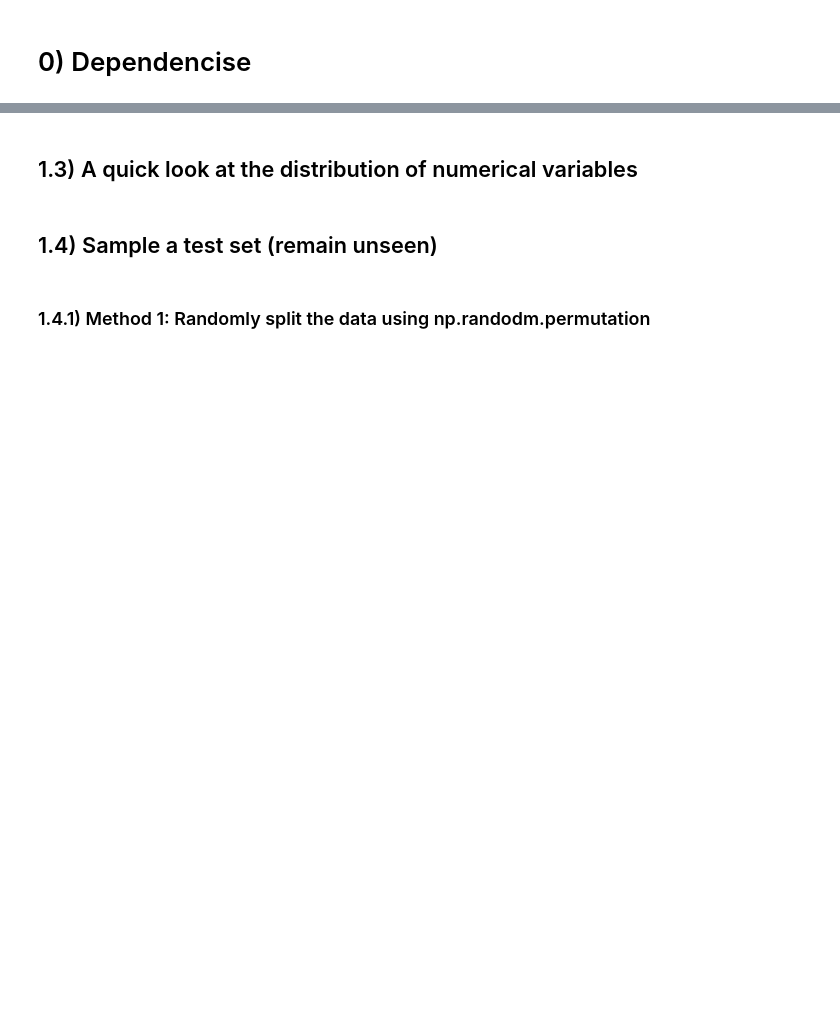
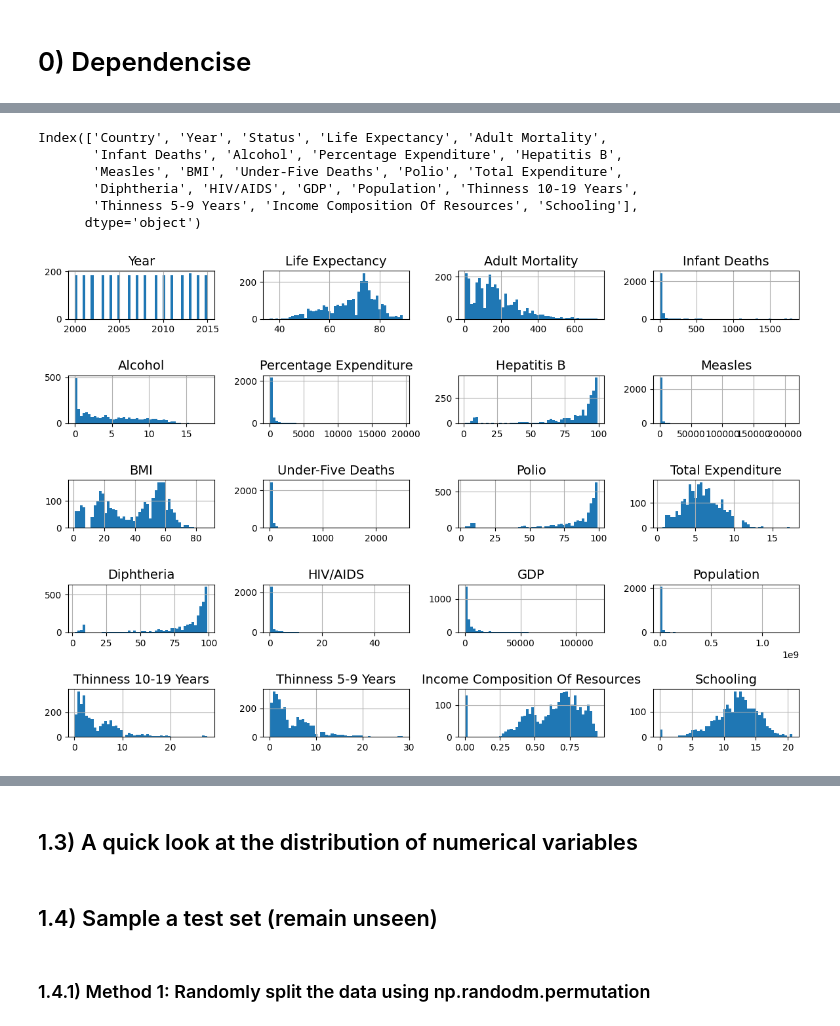
Before and after one commit to shanshanlao/life-expectancy-prediction, a Jupyter notebook: ml-projects/life-expectancy-prediction.ipynb, the cells around one changed output, grey strips where cells are left out. Cells and saved outputs as stored; diff of their text form; code cells hidden in the pictures; blank space fills up the shorter version.

Commit message:
Update life-expectancy-prediction.ipynb
Update on Data Acquistion

```diff
--- a/ml-projects/life-expectancy-prediction.ipynb
+++ b/ml-projects/life-expectancy-prediction.ipynb
@@ -47,0 +86,25 @@ life_expectancy_data = pd.read_csv("Life Expectancy Data.csv")
+# %%
+# Trim the spaces in the column names
+trimed_col = []
+for col in life_expectancy_data.columns:
+    trimed_name = col.strip()
+    trimed_name = trimed_name.replace("  "," ")
+
+    if trimed_name not in ['BMI', 'HIV/AIDS','GDP']:
+        trimed_col.append(trimed_name.title())
+    else:
+        trimed_col.append(trimed_name)
+
+life_expectancy_data.columns = trimed_col
+
+# Note that according to the data dictionary, the first column of thinness represent
+# Rate of thinness among people aged 10-19. Hence we should rename the column from '1-19' to '10-19'.
+life_expectancy_data.rename(columns = {'Thinness 1-19 Years':'Thinness 10-19 Years'},inplace = True)
+life_expectancy_data.columns
+# %% [output]
+Index(['Country', 'Year', 'Status', 'Life Expectancy', 'Adult Mortality',
+       'Infant Deaths', 'Alcohol', 'Percentage Expenditure', 'Hepatitis B',
+       'Measles', 'BMI', 'Under-Five Deaths', 'Polio', 'Total Expenditure',
+       'Diphtheria', 'HIV/AIDS', 'GDP', 'Population', 'Thinness 10-19 Years',
+       'Thinness 5-9 Years', 'Income Composition Of Resources', 'Schooling'],
+      dtype='object')
@@ -47,0 +115,21 @@ life_expectancy_data = pd.read_csv("Life Expectancy Data.csv")
+# %%
+IMAGES_PATH = Path() / "images"
+IMAGES_PATH.mkdir(parents=True, exist_ok=True)
+
+def save_fig(fig_id, tight_layout=True, fig_extension="png", resolution=300):
+    path = IMAGES_PATH / f"{fig_id}.{fig_extension}"
+    if tight_layout:
+        plt.tight_layout()
+    plt.savefig(path, format=fig_extension, dpi=resolution)
+# %%
+plt.rc('font', size=14)
+plt.rc('axes', labelsize=14, titlesize=14)
+plt.rc('legend', fontsize=14)
+plt.rc('xtick', labelsize=10)
+plt.rc('ytick', labelsize=10)
+
+life_expectancy_data.hist(bins=50, figsize=(12, 8))
+save_fig("attribute_histogram_plots")
+plt.show()
+# %% [output]
+[figure, added]
```
Also changed, not shown: parts of 70 cells of this notebook.
